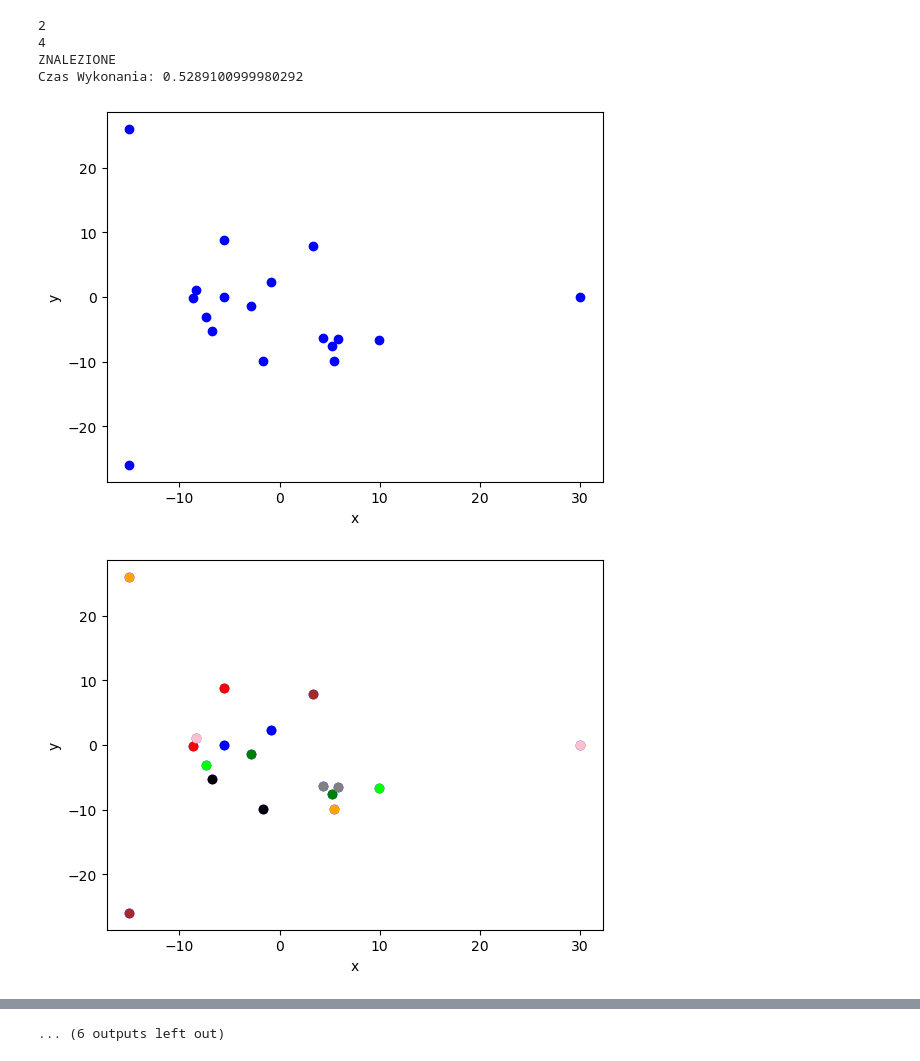
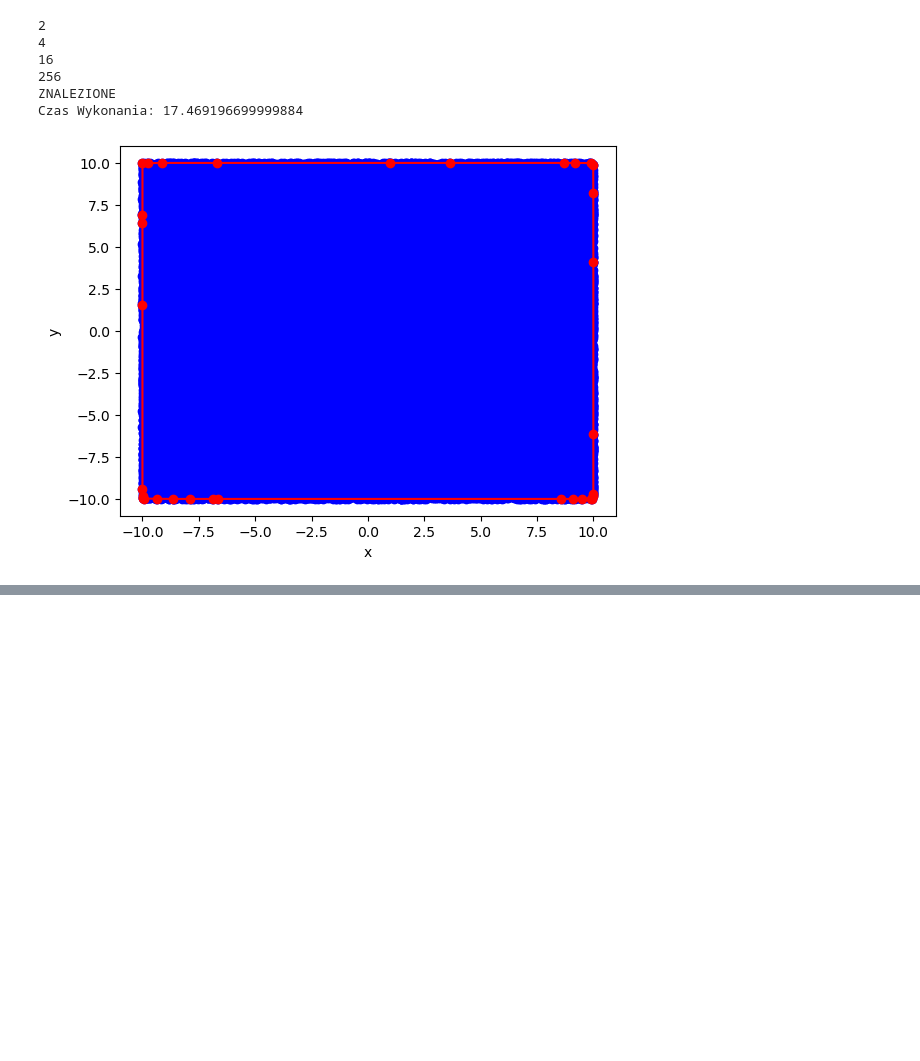
Before and after one commit to Wojciech-Fortuna/Algorytmy-Geometryczne, a Jupyter notebook: Chan_algorithm.ipynb, the cells around one changed output, grey strips where cells are left out. Saved outputs shown, nothing was run; the diff lists cells and outputs as text; code cells hidden in the pictures; blank space fills up the shorter version.

```diff
--- a/Chan_algorithm.ipynb
+++ b/Chan_algorithm.ipynb
@@ -25,6 +25,18 @@ def generate_uniform_points(a=(0, 0), b=(100, 0), c=(100, 100), d=(0, 100), n=10
                 points.add(new_point)
                 break
     return list(points)
+
+
+def generate_random_points(left, right, n = 60, prec = 12):
+    random.seed()
+    points=[]
+    delta = right - left
+    for i in range(n):
+        x1 = random.random() * delta + left
+        y1 = random.random() * delta + left
+        x1, y1 = round(x1, prec), round(y1, prec)
+        points.append((x1, y1))
+    return points
 
 
 def even_circle_points(O, R, n, prec = 12):
@@ -653,12 +673,14 @@ def Chan_algorithm(Q):
     wyn = run(Q)
     return wyn
 # %%
-X = set_convex_hull(inside = 15 , outside = 3)
+#X = set_convex_hull(inside = 40 , outside = 40)
+X = generate_random_points(-10, 10, n = 10**5)
 test = Chan_algorithm(X)
 # %% [output]
 2
 4
+16
+256
 ZNALEZIONE
-Czas Wykonania: 0.5289100999980292
+Czas Wykonania: 17.469196699999884
-[figure, old version]
+[figure, new version]
-[figure, removed]
@@ -674,2 +687 @@ Czas Wykonania: 0.5289100999980292
-... (6 outputs left out)
 # %%
```
Also changed, not shown: parts of 4 cells of this notebook.
